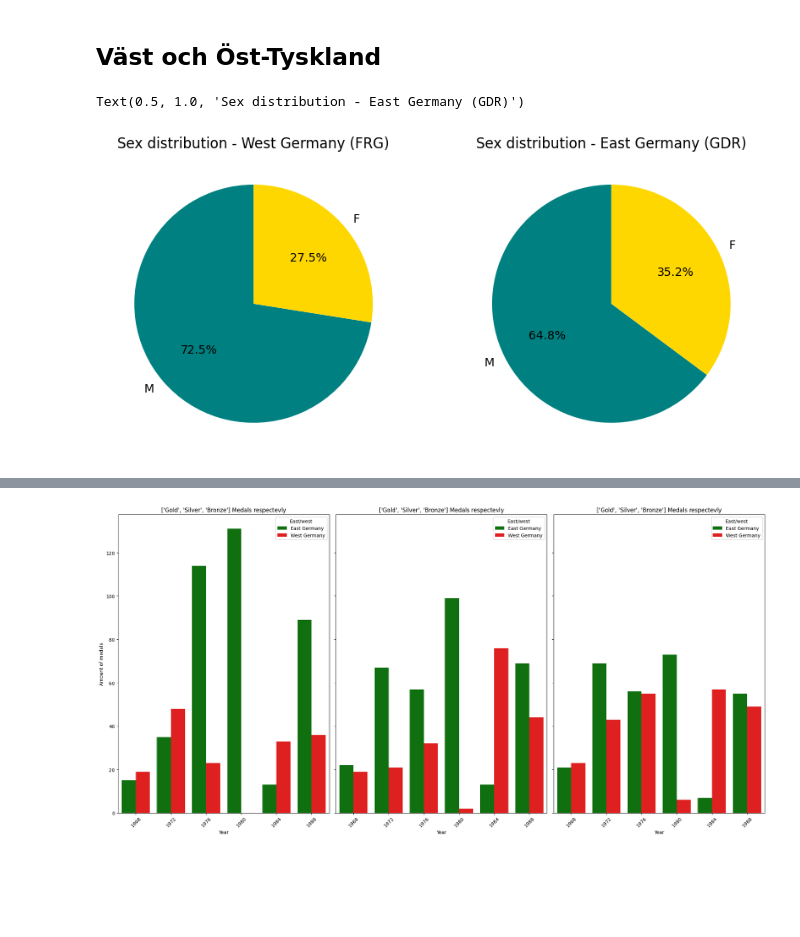
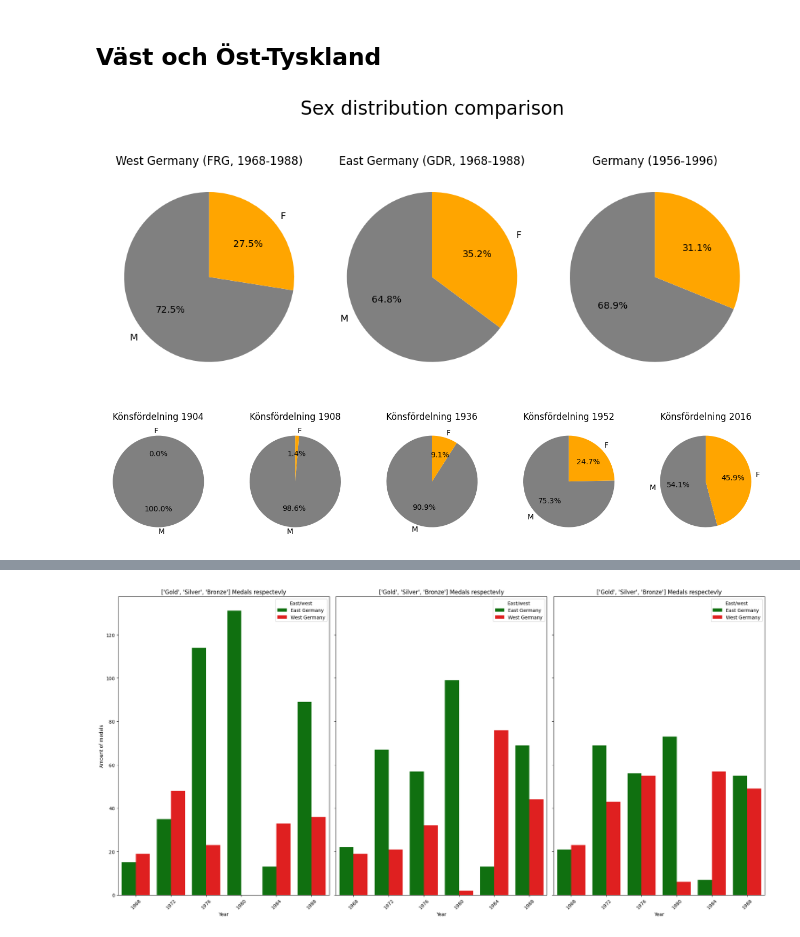
Before and after one commit to SebastianPetersson/Project_OS, a Jupyter notebook: Projekt_OS_Tyskland.ipynb, the cells around one changed output, grey strips where cells are left out. Cells and saved outputs as stored; diff of their text form; code cells hidden in the pictures; blank space fills up the shorter version.

Commit message:
plottat min sport med hjälp av funktioner som jag skrivit i functions.py

```diff
--- a/Projekt_OS_Tyskland.ipynb
+++ b/Projekt_OS_Tyskland.ipynb
@@ -67,13 +67,20 @@ west_germany = germany_all[germany_all['NOC'] == 'FRG'].copy()
 # %%
 east_sex = east_germany['Sex'].value_counts()
 west_sex = west_germany['Sex'].value_counts()
+germany_sex_compare = germany[germany['Year'].between(1956, 1996)] #Tre OS innan och efter splittringen för någorlunda värdig jämförelse
 
-fig, axes = plt.subplots(1, 2, figsize=(10, 5))
-
-axes[0].pie(west_sex, labels = west_sex.index, autopct='%1.1f%%', startangle=90, colors = ['Teal', 'Gold'])
-axes[0].set_title('Sex distribution - West Germany (FRG)')
-axes[1].pie(east_sex, labels = east_sex.index, autopct='%1.1f%%', startangle=90, colors = ['Teal', 'Gold'])
-axes[1].set_title('Sex distribution - East Germany (GDR)')
+fig, axes = plt.subplots(1, 3, figsize=(10, 5))
+fig.suptitle('Sex distribution comparison', fontsize=20)
+axes[0].pie(west_sex, labels = west_sex.index, autopct='%1.1f%%', startangle=90, colors = ['grey', 'orange'])
+axes[0].set_title('West Germany (FRG, 1968-1988)')
+axes[1].pie(east_sex, labels = east_sex.index, autopct='%1.1f%%', startangle=90, colors = ['grey', 'orange'])
+axes[1].set_title('East Germany (GDR, 1968-1988)')
+axes[2].pie(germany_sex_compare['Sex'].value_counts(), autopct = '%1.1f%%', startangle=90, colors = ['grey', 'orange'])
+axes[2].set_title('Germany (1956-1996)')
+plt.tight_layout()
 # %% [output]
-Text(0.5, 1.0, 'Sex distribution - East Germany (GDR)')
-[figure, old version]
+[figure, new version]
+# %%
+Functions.sex_dist_years(germany, [1904, 1908, 1936, 1952, 2016])
+# %% [output]
+[figure, added]
```
Also changed, not shown: parts of 5 cells of this notebook.
